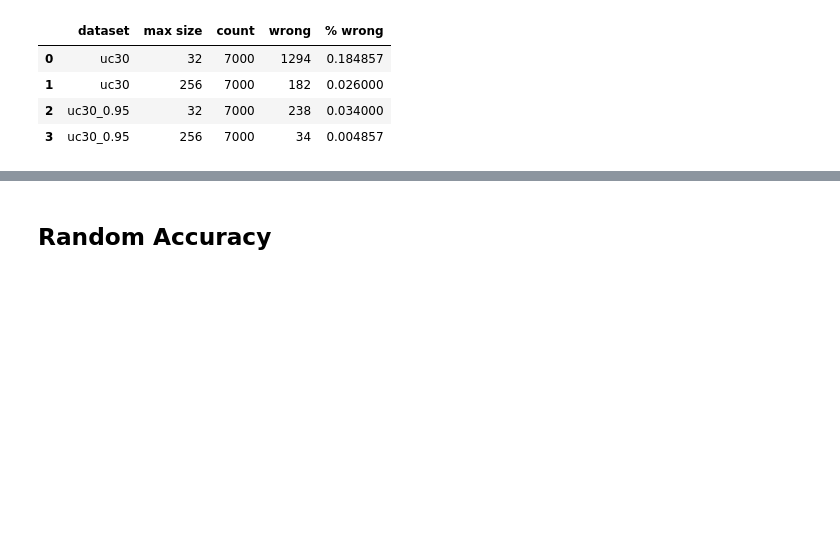
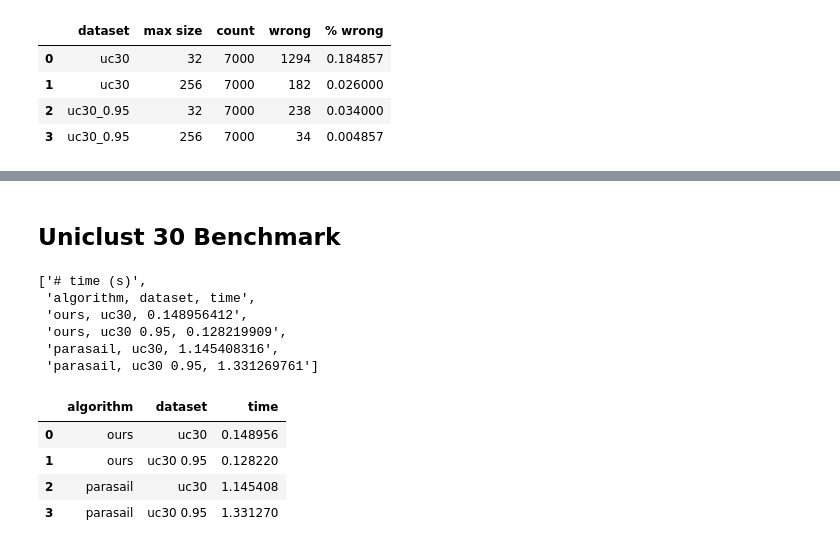
Before and after one commit to Daniel-Liu-c0deb0t/block-aligner, a Jupyter notebook: vis/block_aligner_vis.ipynb, the cells around one changed output, grey strips where cells are left out. Drawn from its saved outputs; the diff is of its cells as text; code cells hidden in the pictures; blank space fills up the shorter version.

```diff
--- a/vis/block_aligner_vis.ipynb
+++ b/vis/block_aligner_vis.ipynb
@@ -98,5 +216,24 @@ alt.Chart(agg_data, title = "Overall Uniclust 30 Accuracy").mark_bar().encode(
 )
 # %% [output]
 [interactive output not drawn]
-# %% [markdown]
-## Random Accuracy
+# %% [markdown]
+## Uniclust 30 Benchmark
+# %%
+output = !cd .. && RUSTFLAGS="-C target-cpu=native" cargo run --example uc_bench --release --quiet
+output
+# %% [output]
+['# time (s)',
+ 'algorithm, dataset, time',
+ 'ours, uc30, 0.148956412',
+ 'ours, uc30 0.95, 0.128219909',
+ 'parasail, uc30, 1.145408316',
+ 'parasail, uc30 0.95, 1.331269761']
+# %%
+data = csv_to_pandas(output)
+data
+# %% [output]
+|  | algorithm | dataset | time |
+| 0 | ours | uc30 | 0.148956 |
+| 1 | ours | uc30 0.95 | 0.128220 |
+| 2 | parasail | uc30 | 1.145408 |
+| 3 | parasail | uc30 0.95 | 1.331270 |
```
Also changed, not shown: parts of 25 cells of this notebook, 3 other files.
